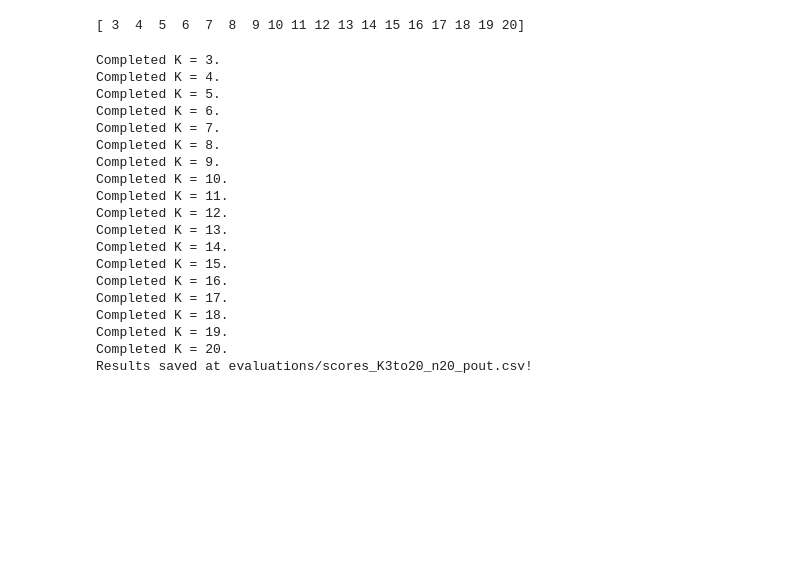
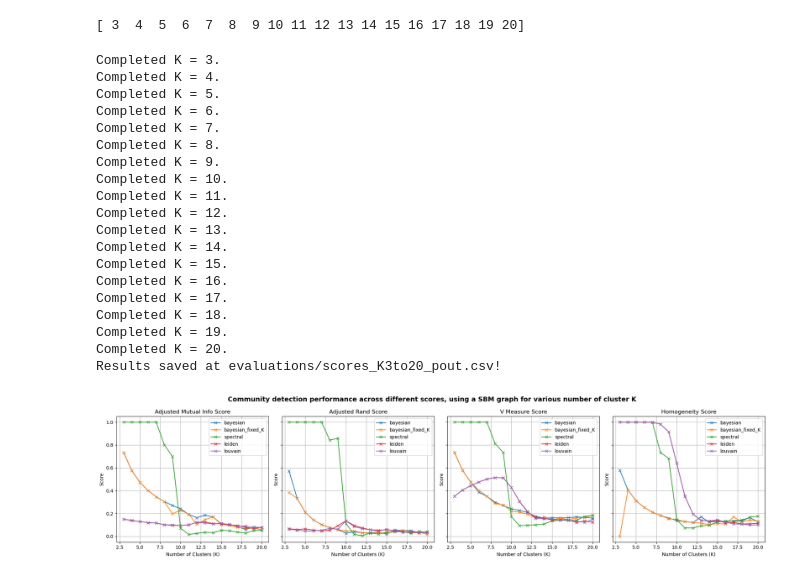
Before and after one commit to salyaa/semester_project, a Jupyter notebook: tests.ipynb, the cells around one changed output. Cells and saved outputs as stored; diff of their text form; code cells hidden in the pictures; blank space fills up the shorter version.

```diff
--- a/tests.ipynb
+++ b/tests.ipynb
@@ -75,29 +41,29 @@ range_K = np.linspace(3, 20, 18, dtype=np.int32)
 print(range_K)
 # %% [output]
 [ 3  4  5  6  7  8  9 10 11 12 13 14 15 16 17 18 19 20]
-# %%
-nb_probas = 20
-results_out = validation_range_K(range_K, nb_probas)
-# %% [output]
-Completed K = 3.
-Completed K = 4.
-Completed K = 5.
-Completed K = 6.
-Completed K = 7.
-Completed K = 8.
-Completed K = 9.
-Completed K = 10.
-Completed K = 11.
-Completed K = 12.
-Completed K = 13.
-Completed K = 14.
-Completed K = 15.
-Completed K = 16.
-Completed K = 17.
-Completed K = 18.
-Completed K = 19.
-Completed K = 20.
-Results saved at evaluations/scores_K3to20_n20_pout.csv!
+# %%
+results_out = validation_range_K(range_K)
+# %% [output]
+Completed K = 3.
+Completed K = 4.
+Completed K = 5.
+Completed K = 6.
+Completed K = 7.
+Completed K = 8.
+Completed K = 9.
+Completed K = 10.
+Completed K = 11.
+Completed K = 12.
+Completed K = 13.
+Completed K = 14.
+Completed K = 15.
+Completed K = 16.
+Completed K = 17.
+Completed K = 18.
+Completed K = 19.
+Completed K = 20.
+Results saved at evaluations/scores_K3to20_pout.csv!
+[figure, added]
 # %%
 #results = pd.read_csv("evaluations/scores_K3to50_n20.csv", index_col=[0, 1])
 # %%
```
Also changed, not shown: parts of 18 cells of this notebook, 11 other files.
